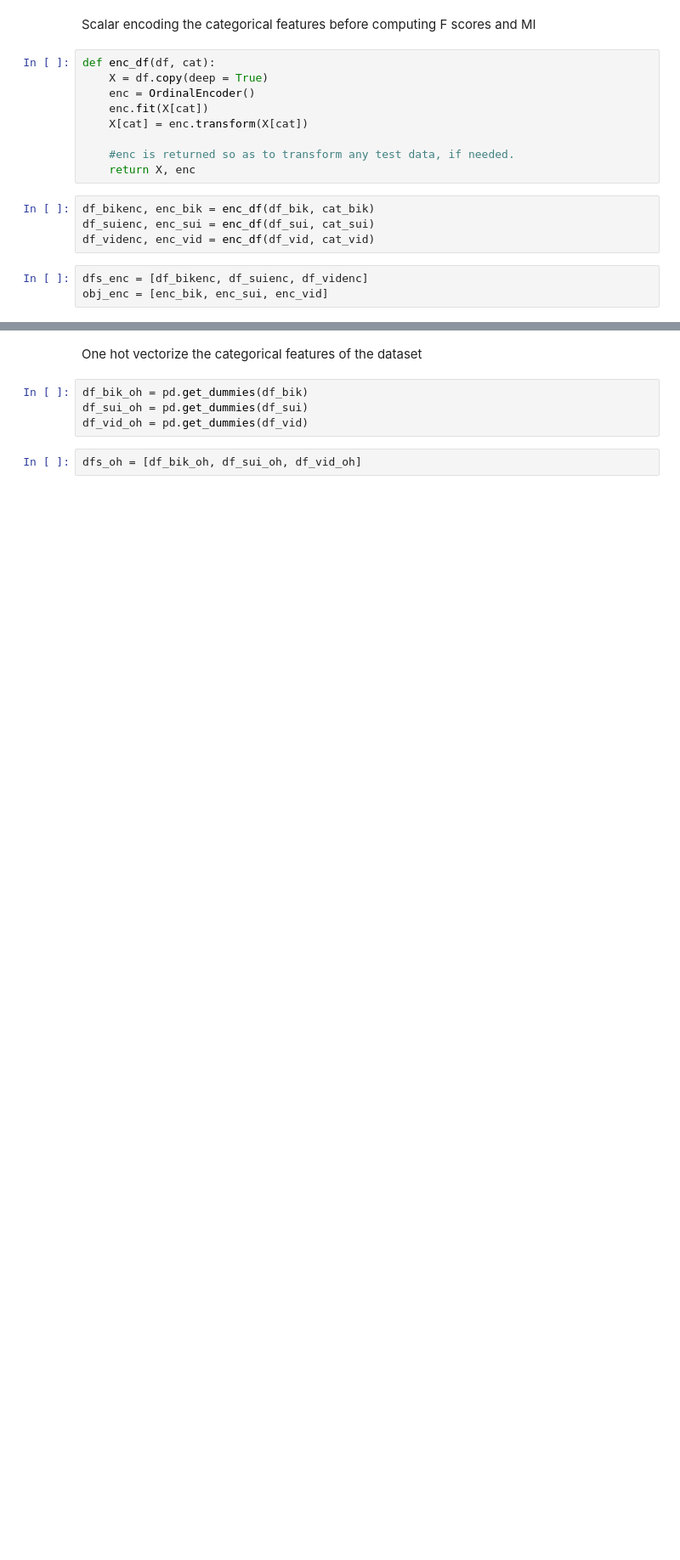
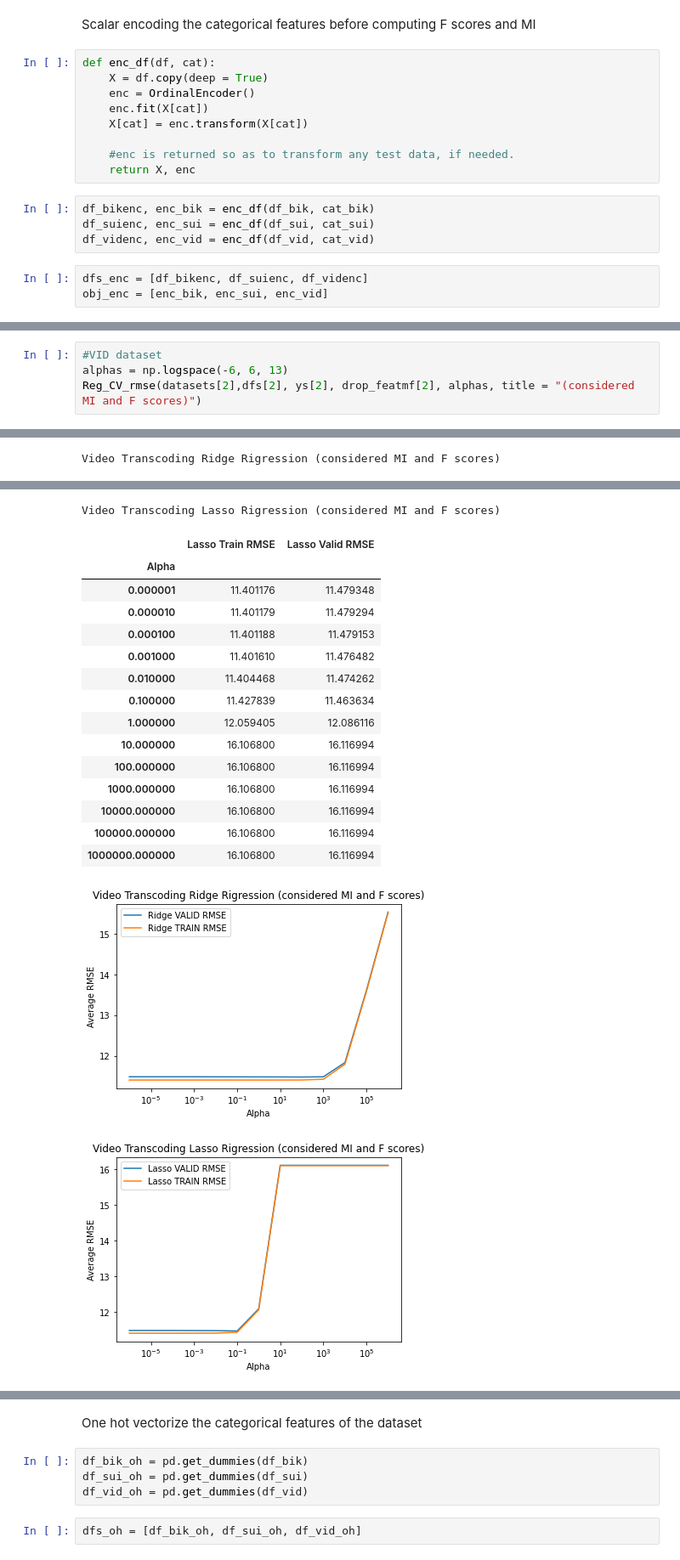
Before and after one commit to heboyuan/ECE219, a Jupyter notebook: Ganesha_Project4.ipynb, the cells around one changed output, grey strips where cells are left out. Shown at 85% size. Saved outputs shown, nothing was run; the diff lists cells and outputs as text; blank space fills up the shorter version.

```diff
--- a/Ganesha_Project4.ipynb
+++ b/Ganesha_Project4.ipynb
@@ -300,0 +498,5 @@ drop_feat1 = [drop_bik1, drop_sui1, drop_vid1]
+# %%
+#VID dataset
+alphas = np.logspace(-6, 6, 13)
+Reg_CV_rmse(datasets[2],dfs[2], ys[2], drop_featmf[2], alphas, title = "(considered MI and F scores)")
+# %% [output]
@@ -300,0 +505 @@ drop_feat1 = [drop_bik1, drop_sui1, drop_vid1]
+Video Transcoding Ridge Rigression (considered MI and F scores)
@@ -300,0 +521,18 @@ drop_feat1 = [drop_bik1, drop_sui1, drop_vid1]
+Video Transcoding Lasso Rigression (considered MI and F scores)
+|  | Lasso Train RMSE | Lasso Valid RMSE |
+| Alpha |  |  |
+| 0.000001 | 11.401176 | 11.479348 |
+| 0.000010 | 11.401179 | 11.479294 |
+| 0.000100 | 11.401188 | 11.479153 |
+| 0.001000 | 11.401610 | 11.476482 |
+| 0.010000 | 11.404468 | 11.474262 |
+| 0.100000 | 11.427839 | 11.463634 |
+| 1.000000 | 12.059405 | 12.086116 |
+| 10.000000 | 16.106800 | 16.116994 |
+| 100.000000 | 16.106800 | 16.116994 |
+| 1000.000000 | 16.106800 | 16.116994 |
+| 10000.000000 | 16.106800 | 16.116994 |
+| 100000.000000 | 16.106800 | 16.116994 |
+| 1000000.000000 | 16.106800 | 16.116994 |
+[figure, added]
+[figure, added]
```
Also changed, not shown: parts of 80 cells of this notebook.
